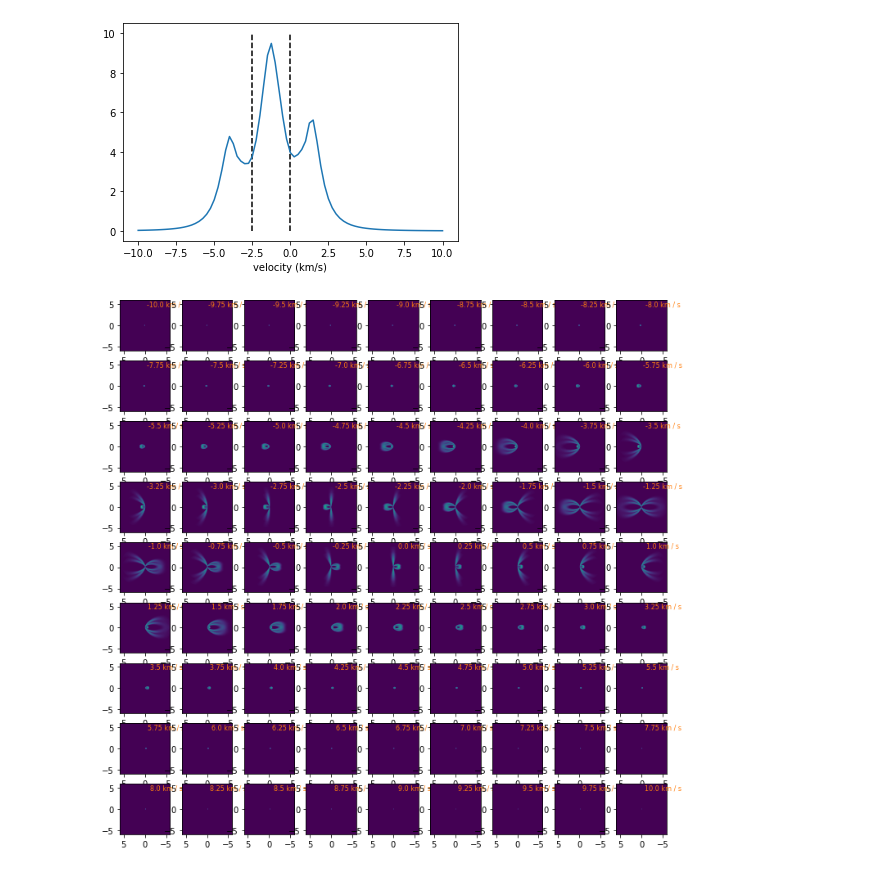
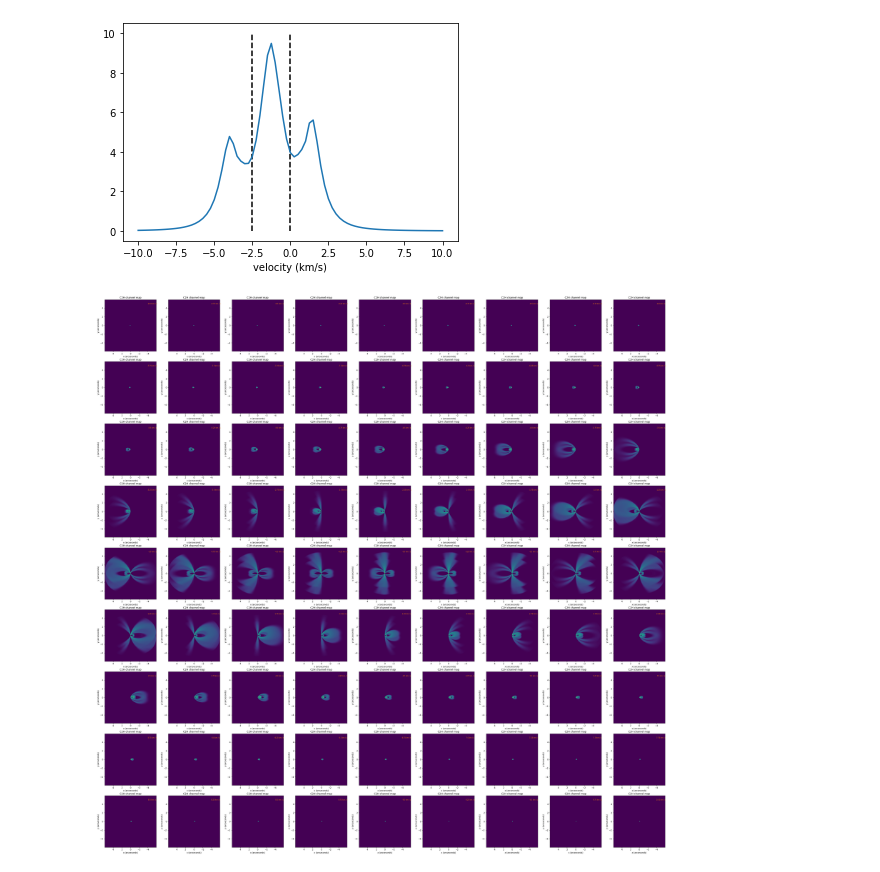
Before and after one commit to feilongm/Notebooks, a Jupyter notebook: notebooks/May_10.ipynb, the cells around one changed output. Drawn from its saved outputs; the diff is of its cells as text; code cells hidden in the pictures.

```diff
--- a/notebooks/May_10.ipynb
+++ b/notebooks/May_10.ipynb
@@ -595,7 +595,7 @@ Unit of frequency:       HZ
 [figure]
 # %%
 text_kwargs = dict(ha='center', va='center', fontsize=8, color='C1')
-plt.figure(figsize = (12,12))
+plt.figure(figsize = (50,50))
 naxis1 = header['NAXIS1']
 cdelt1 = header['CDELT1']*3600 #conversion to arcseconds
 cdelt2 = header['CDELT2']*3600 #conversion to arcseconds
@@ -604,5 +604,8 @@ for i in range(1, 82):
     plt.imshow(data[i-1], origin='lower', extent = [-0.5*cdelt1*naxis1, 0.5*cdelt1*naxis1,-0.5*cdelt2*naxis1, 0.5*cdelt2*naxis1] )
     text = np.round(resultVelocity[i-1], 2)
     plt.text(-5, 5, text, **text_kwargs)
+    plt.xlabel('x (arcseconds)')
+    plt.ylabel('y (arcseconds)')
+    plt.title('HCN channel map')
 plt.show()
 # %% [output]
@@ -677,15 +680,18 @@ Unit of frequency:       HZ
 [figure]
 # %%
 text_kwargs = dict(ha='center', va='center', fontsize=8, color='C1')
-plt.figure(figsize = (12,12))
+plt.figure(figsize = (50,50))
 naxis1 = header['NAXIS1']
 cdelt1 = header['CDELT1']*3600 #conversion to arcseconds
 cdelt2 = header['CDELT2']*3600 #conversion to arcseconds
 for i in range(1, 82):
     plt.subplot(9,9,i)
     plt.imshow(data[i-1], origin='lower', extent = [-0.5*cdelt1*naxis1, 0.5*cdelt1*naxis1,-0.5*cdelt2*naxis1, 0.5*cdelt2*naxis1] )
     text = np.round(resultVelocity[i-1], 2)
     plt.text(-5, 5, text, **text_kwargs)
+    plt.xlabel('x (arcseconds)')
+    plt.ylabel('y (arcseconds)')
+    plt.title('C2H channel map')
 plt.show()
 # %% [output]
-[figure, old version]
+[figure, new version]
```
Also changed, not shown: parts of 3 cells of this notebook.
